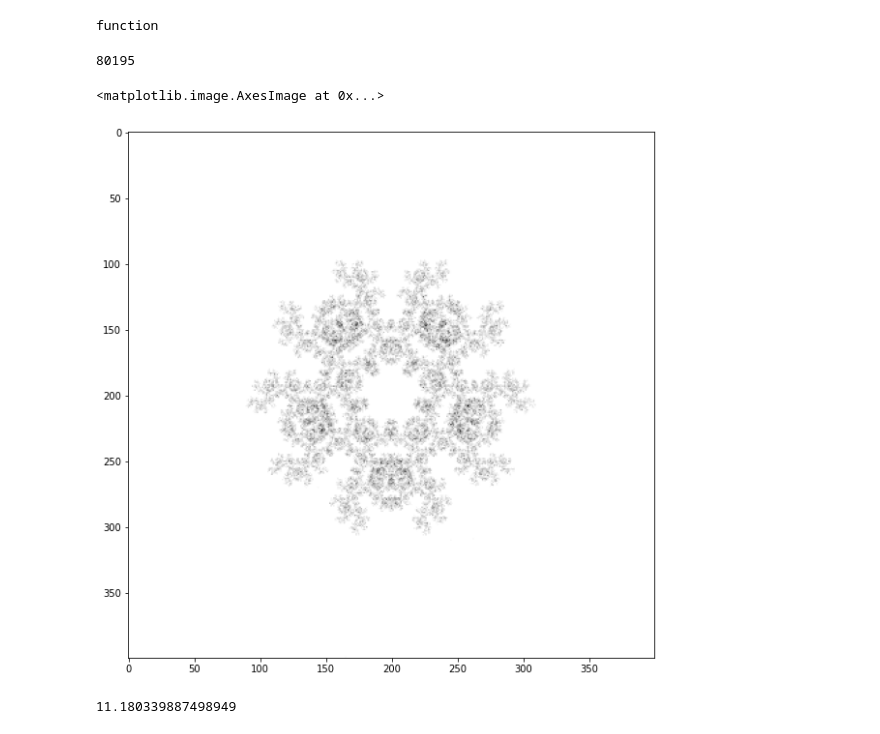
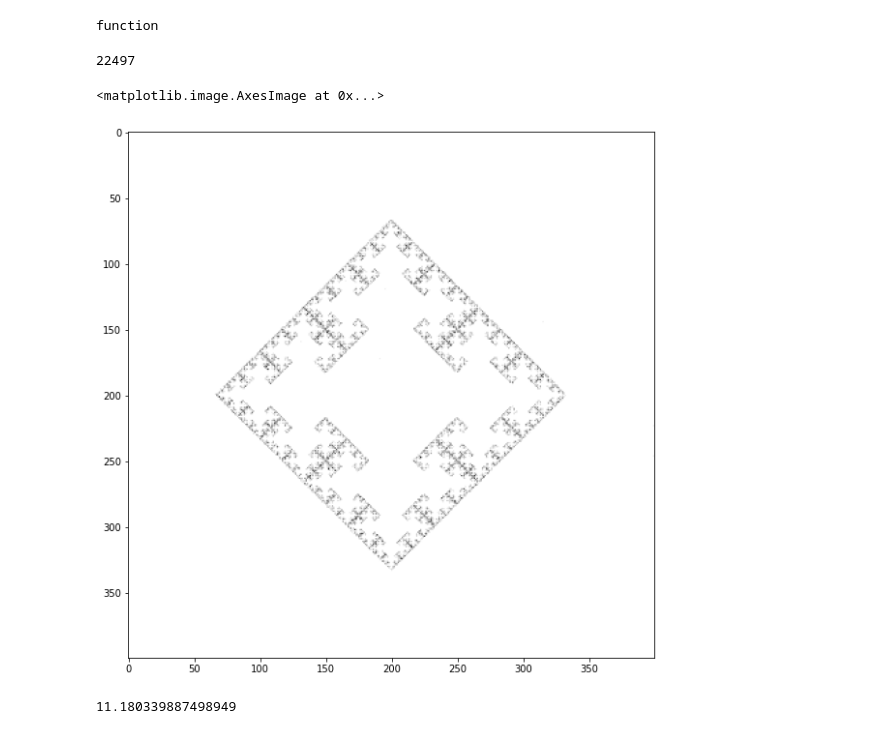
Before and after one commit to generic-github-user/fractals, a Jupyter notebook: fractals.ipynb, the cells around one changed output. Drawn from its saved outputs; the diff is of its cells as text; code cells hidden in the pictures.

```diff
--- a/fractals.ipynb
+++ b/fractals.ipynb
@@ -116,6 +116,11 @@ class ChaosGame:
         self.points = []
         self.vertices = [-1]
         self.compute = 0
+        self.n = n
+
+    def dist(self, a, b):
+        d = abs(a - b)
+        return min(d, self.n-d)
 
     def generate(self, x=10, rule=None):
         p = np.random.uniform(-5, 5, self.shape.center.pos.shape)
@@ -129,41 +134,42 @@ class ChaosGame:
                 if type(rule) in [list, tuple]:
                     rule_eval = !(any(self.vertices[i] == v for i in rule)
                 elif callable(rule):
-                    rule_eval = rule(self.vertices + [v])
+                    rule_eval = rule(self.vertices + [v], self.dist)
             else:
                 rule_eval = False
 
             if rule_eval:
                 p = np.average([p, self.shape.v[v].pos], axis=0)
                 self.compute += 1
                 self.points.append(p)
                 self.vertices.append(v)
         return self
 
     def render(self, r=100, coloring=''):
         canvas = np.zeros([r, r])
         points_array = np.interp(np.array(self.points), [-1.5, 1.5], [0, r])
         points_array = points_array.astype(int).clip(0, r-1)
         for i, p in enumerate(points_array):
             if coloring == 'index':
                 c = i
             elif coloring == 'vertex':
                 c = self.vertices[i]
             else:
                 c = 0.01
             canvas[tuple(p.round())] += c
         return np.flip(canvas.T)
 
-g = ChaosGame(5).generate(100000, lambda x: x[-1] != x[-2])
+g = ChaosGame(4).generate(30000, lambda x, f: f(x[-1], x[-2]) != 2)
 print(g.compute)
 plt.figure(figsize=(10, 10))
 plt.imshow(g.render(400), cmap='binary')
 # g.points
 # TODO: rule for "point cannot be opposite of another"
+# TODO: reverse evaluation
 # %% [output]
-80195
+22497
 <matplotlib.image.AxesImage at 0x...>
-[figure, old version]
+[figure, new version]
 # %%
 # TODO: prior selected point weights
 # %%
```
